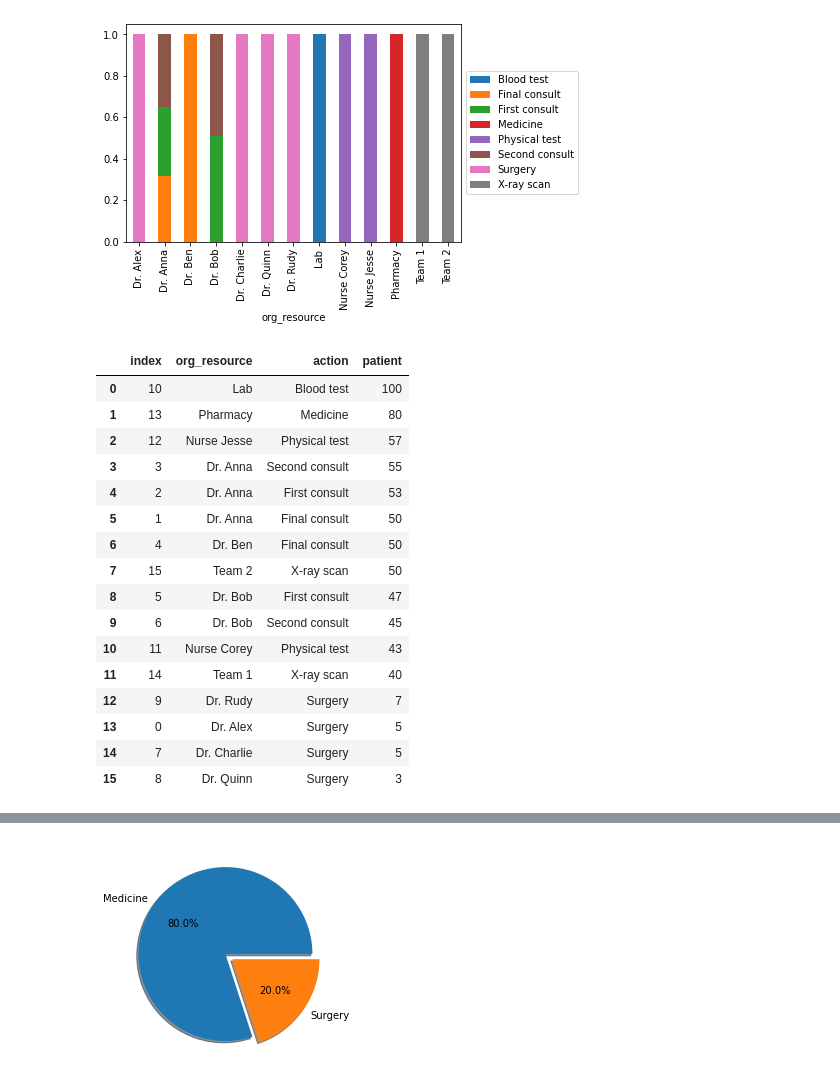
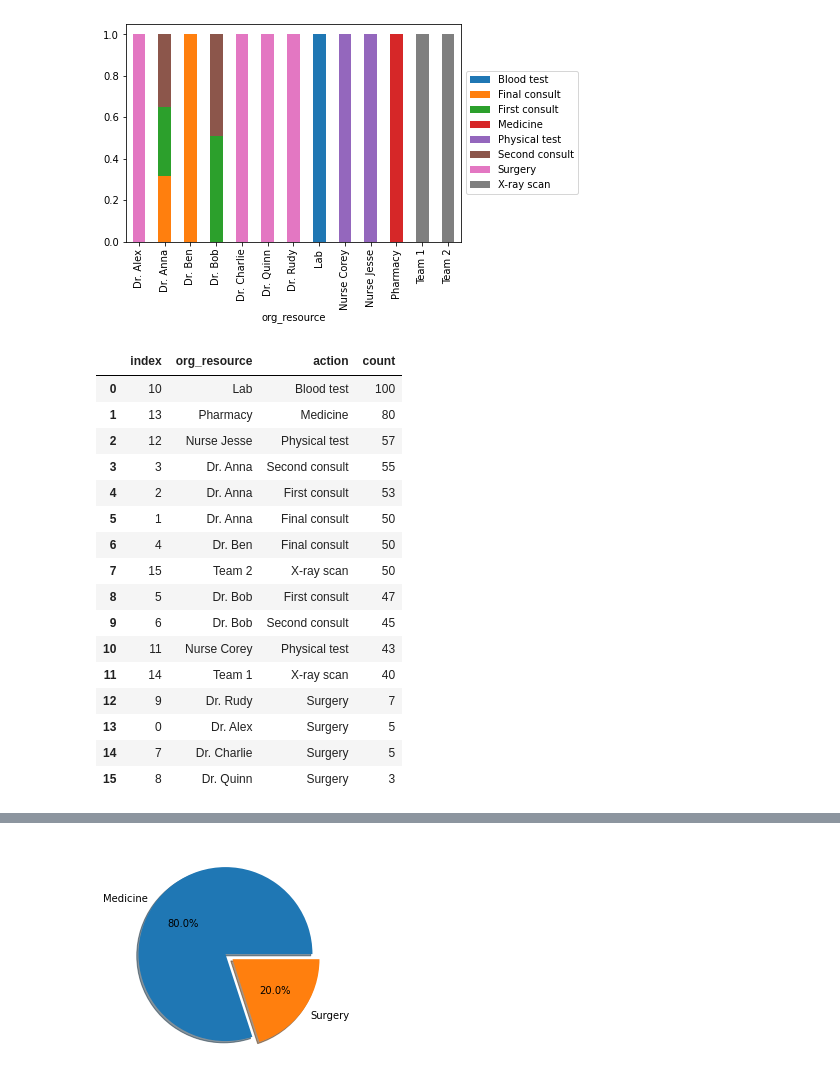
Before and after one commit to sibr1011/job_interview, a Jupyter notebook: eda_interview.ipynb, the cells around one changed output, grey strips where cells are left out. Cells and saved outputs as stored; diff of their text form; code cells hidden in the pictures.

```diff
--- a/eda_interview.ipynb
+++ b/eda_interview.ipynb
@@ -352,9 +352,11 @@ plt.show()
 [figure]
 # %%
 # how many actions do each resources have to do ? --> who should get a pay raise / has the bottleneck
-pandasDF.groupby(['org_resource','action'])[['patient']].count().reset_index().sort_values('patient', ascending=False).reset_index()
+tempDF = pandasDF.groupby(['org_resource','action'])[['patient']].count().reset_index().sort_values('patient', ascending=False).reset_index()
+tempDF = tempDF.rename(columns={'patient': 'count'})
+tempDF.head(20)
 # %% [output]
-|  | index | org_resource | action | patient |
+|  | index | org_resource | action | count |
 | 0 | 10 | Lab | Blood test | 100 |
 | 1 | 13 | Pharmacy | Medicine | 80 |
 | 2 | 12 | Nurse Jesse | Physical test | 57 |
```
Also changed, not shown: parts of 11 cells of this notebook, 2 other files.
